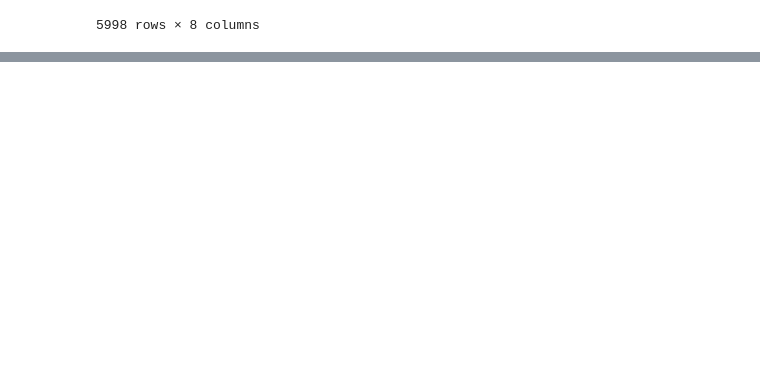
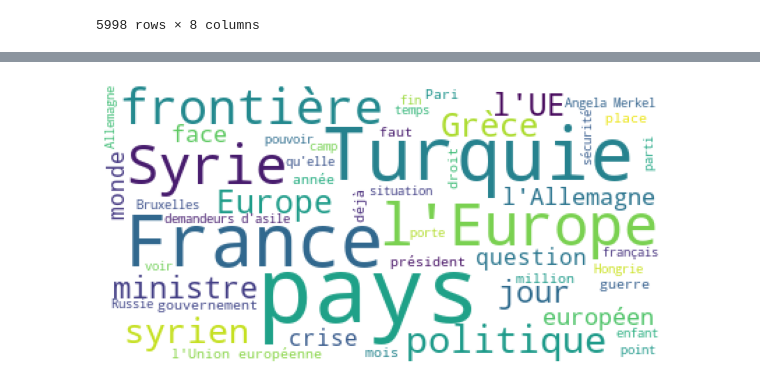
Before and after one commit to cmllbll/Projet_DSSS_2023, a Jupyter notebook: Dataset_France.ipynb, the cells around one changed output, grey strips where cells are left out. Saved outputs shown, nothing was run; the diff lists cells and outputs as text; code cells hidden in the pictures; blank space fills up the shorter version.

Commit message:
Dataset + Wordcloud Syria

```diff
--- a/Dataset_France.ipynb
+++ b/Dataset_France.ipynb
@@ -965,3 +952,13 @@ filtered_articles
 | 8916 | Le Figaro | Pacte migratoire?: les pays du su... | 2020-04-12 | NaN | C'EST L'UNE des rares bonnes nouv... | 2020 : la pandémie, grâce au plan... | une victoire à la Pyrrhus... Et d... | Figaro |
 | 8917 | Le Figaro | «Place de la République, les migr... | 2020-04-05 | NaN | 16/20 « Raised By Wolves » , dix ... | 0 minutes, lundi 7 decembersur wa... | r, si vous ne vous endormez pas d... | Figaro |
 5998 rows × 8 columns
+# %%
+# Step 1: Create a list of unique countries mentioned in the texts
+terms_mentioned_syria = [
+    "Syrie", "syrien", "syrienne"
+]
+
+# Step 2: Filter the DataFrame based on the countries mentioned
+# Assuming your DataFrame is named df
+filtered_articles_syria = df[df["Texte"].str.contains('|'.join(terms_mentioned_syria), case=False)]
+filtered_articles_syria
@@ -967,0 +979,23 @@ filtered_articles
+# %%
+# Concatenate all texts into a single string
+text = ' '.join(filtered_articles_syria['Texte'])
+
+# Remove specified terms from the text
+
+with open('stop_word_fr.txt', 'r', encoding='utf-8') as f:
+    stopwords = f.read().splitlines()
+
+specified_terms = ["réfugié", "migrant", "n'a", "n'est", "crisemigratoire", "crisedes"]
+for term in specified_terms:
+    text = text.replace(term, '')
+
+# Create a WordCloud object with stopwords
+wordcloud = WordCloud(background_color='white', stopwords=stopwords, max_words=50).generate(text)
+
+# Display the WordCloud
+plt.figure(figsize=(10, 6))
+plt.imshow(wordcloud)
+plt.axis('off')
+plt.show()
+# %% [output]
+[figure, added]
```
Also changed, not shown: parts of 2 cells of this notebook.
